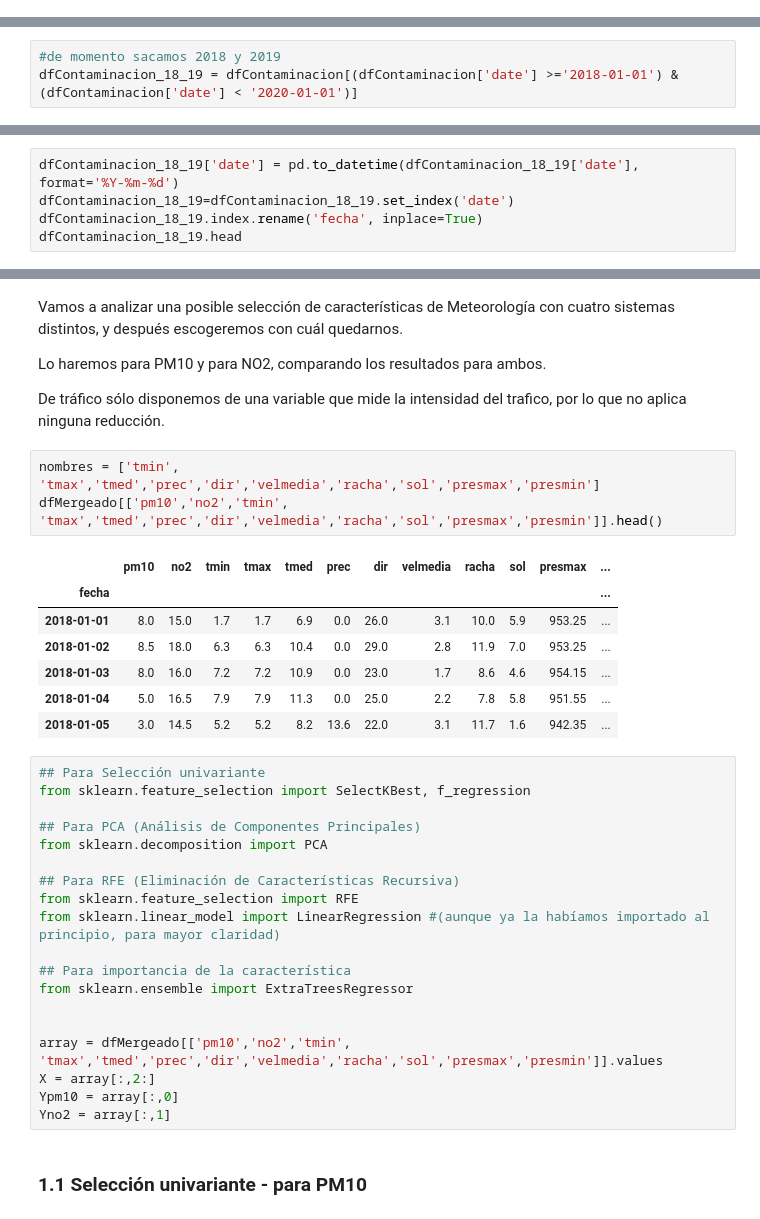
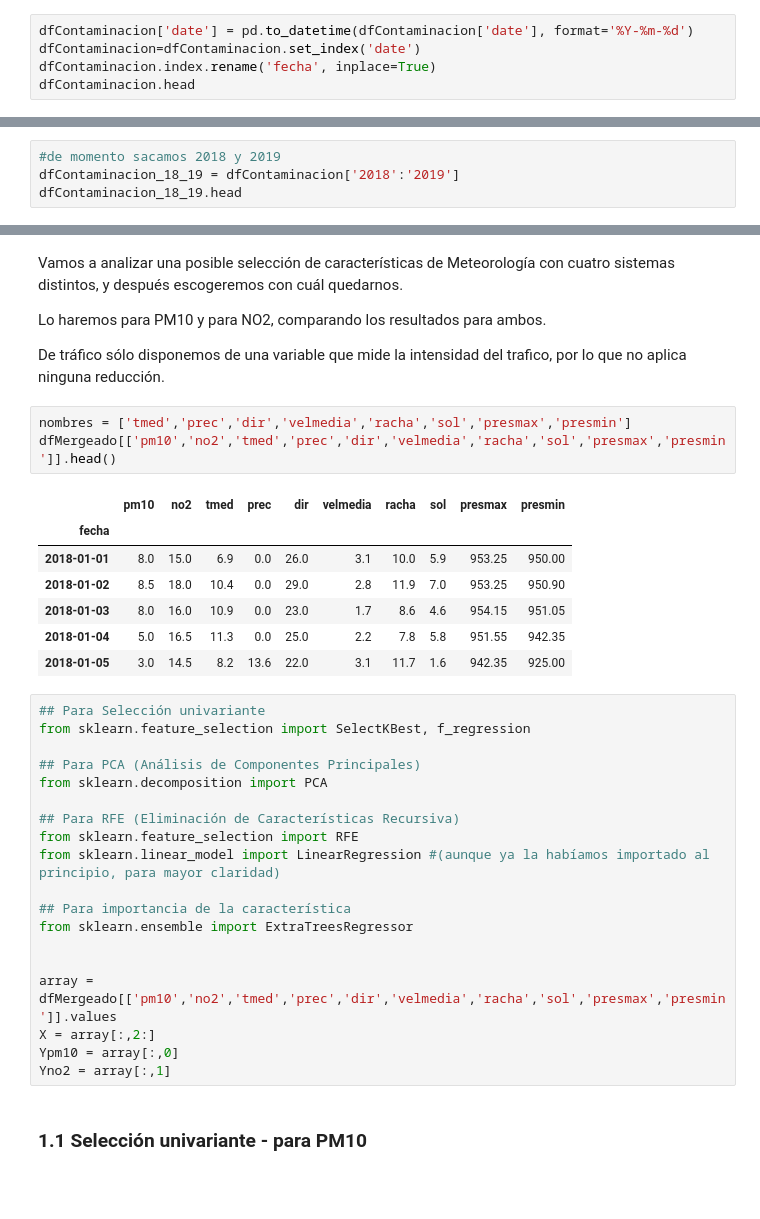
Before and after one commit to jrpecharroman/ProyectoBigData, a Jupyter notebook: Datos_Mergeados/AnalisisConjunto_Mad.ipynb, the cells around one changed output, grey strips where cells are left out. Saved outputs shown, nothing was run; the diff lists cells and outputs as text; blank space fills up the shorter version.

```diff
--- a/Datos_Mergeados/AnalisisConjunto_Mad.ipynb
+++ b/Datos_Mergeados/AnalisisConjunto_Mad.ipynb
@@ -50,3 +50,8 @@ from sklearn.model_selection import RandomizedSearchCV
 # %%
 #cargamos datos de contaminacion de madrid
 dfContaminacion= pd.read_csv('../datosContaminacionMadrid/JupiterNoteBook/contaminacionMadrid2018_2019_2020.csv' , sep=';', delimiter=None, header='infer', names=None, index_col=None,)
+# %%
+dfContaminacion['date'] = pd.to_datetime(dfContaminacion['date'], format='%Y-%m-%d')
+dfContaminacion=dfContaminacion.set_index('date')
+dfContaminacion.index.rename('fecha', inplace=True)
+dfContaminacion.head
@@ -53,3 +74,4 @@ dfContaminacion= pd.read_csv('../datosContaminacionMadrid/JupiterNoteBook/contam
 # %%
 #de momento sacamos 2018 y 2019
-dfContaminacion_18_19 = dfContaminacion[(dfContaminacion['date'] >='2018-01-01') & (dfContaminacion['date'] < '2020-01-01')]
+dfContaminacion_18_19 = dfContaminacion['2018':'2019']
+dfContaminacion_18_19.head
@@ -56,5 +93,0 @@ dfContaminacion_18_19 = dfContaminacion[(dfContaminacion['date'] >='2018-01-01')
-# %%
-dfContaminacion_18_19['date'] = pd.to_datetime(dfContaminacion_18_19['date'], format='%Y-%m-%d')
-dfContaminacion_18_19=dfContaminacion_18_19.set_index('date')
-dfContaminacion_18_19.index.rename('fecha', inplace=True)
-dfContaminacion_18_19.head
@@ -391,16 +404,16 @@ Lo haremos para PM10 y para NO2, comparando los resultados para ambos.
 
 De tráfico sólo disponemos de una variable que mide la intensidad del trafico, por lo que no aplica ninguna reducción.
 # %%
-nombres = ['tmin', 'tmax','tmed','prec','dir','velmedia','racha','sol','presmax','presmin']
-dfMergeado[['pm10','no2','tmin', 'tmax','tmed','prec','dir','velmedia','racha','sol','presmax','presmin']].head()
+nombres = ['tmed','prec','dir','velmedia','racha','sol','presmax','presmin']
+dfMergeado[['pm10','no2','tmed','prec','dir','velmedia','racha','sol','presmax','presmin']].head()
 # %% [output]
-|  | pm10 | no2 | tmin | tmax | tmed | prec | dir | velmedia | racha | sol | presmax | ... |
-| fecha |  |  |  |  |  |  |  |  |  |  |  | ... |
-| 2018-01-01 | 8.0 | 15.0 | 1.7 | 1.7 | 6.9 | 0.0 | 26.0 | 3.1 | 10.0 | 5.9 | 953.25 | ... |
-| 2018-01-02 | 8.5 | 18.0 | 6.3 | 6.3 | 10.4 | 0.0 | 29.0 | 2.8 | 11.9 | 7.0 | 953.25 | ... |
-| 2018-01-03 | 8.0 | 16.0 | 7.2 | 7.2 | 10.9 | 0.0 | 23.0 | 1.7 | 8.6 | 4.6 | 954.15 | ... |
-| 2018-01-04 | 5.0 | 16.5 | 7.9 | 7.9 | 11.3 | 0.0 | 25.0 | 2.2 | 7.8 | 5.8 | 951.55 | ... |
-| 2018-01-05 | 3.0 | 14.5 | 5.2 | 5.2 | 8.2 | 13.6 | 22.0 | 3.1 | 11.7 | 1.6 | 942.35 | ... |
+|  | pm10 | no2 | tmed | prec | dir | velmedia | racha | sol | presmax | presmin |
+| fecha |  |  |  |  |  |  |  |  |  |  |
+| 2018-01-01 | 8.0 | 15.0 | 6.9 | 0.0 | 26.0 | 3.1 | 10.0 | 5.9 | 953.25 | 950.00 |
+| 2018-01-02 | 8.5 | 18.0 | 10.4 | 0.0 | 29.0 | 2.8 | 11.9 | 7.0 | 953.25 | 950.90 |
+| 2018-01-03 | 8.0 | 16.0 | 10.9 | 0.0 | 23.0 | 1.7 | 8.6 | 4.6 | 954.15 | 951.05 |
+| 2018-01-04 | 5.0 | 16.5 | 11.3 | 0.0 | 25.0 | 2.2 | 7.8 | 5.8 | 951.55 | 942.35 |
+| 2018-01-05 | 3.0 | 14.5 | 8.2 | 13.6 | 22.0 | 3.1 | 11.7 | 1.6 | 942.35 | 925.00 |
 # %%
 ## Para Selección univariante
 from sklearn.feature_selection import SelectKBest, f_regression
@@ -416,7 +429,7 @@ from sklearn.linear_model import LinearRegression #(aunque ya la habíamos impor
 from sklearn.ensemble import ExtraTreesRegressor
 
 
-array = dfMergeado[['pm10','no2','tmin', 'tmax','tmed','prec','dir','velmedia','racha','sol','presmax','presmin']].values
+array = dfMergeado[['pm10','no2','tmed','prec','dir','velmedia','racha','sol','presmax','presmin']].values
 X = array[:,2:]
 Ypm10 = array[:,0]
 Yno2 = array[:,1]
```
Also changed, not shown: parts of 23 cells of this notebook, 2 other files.
